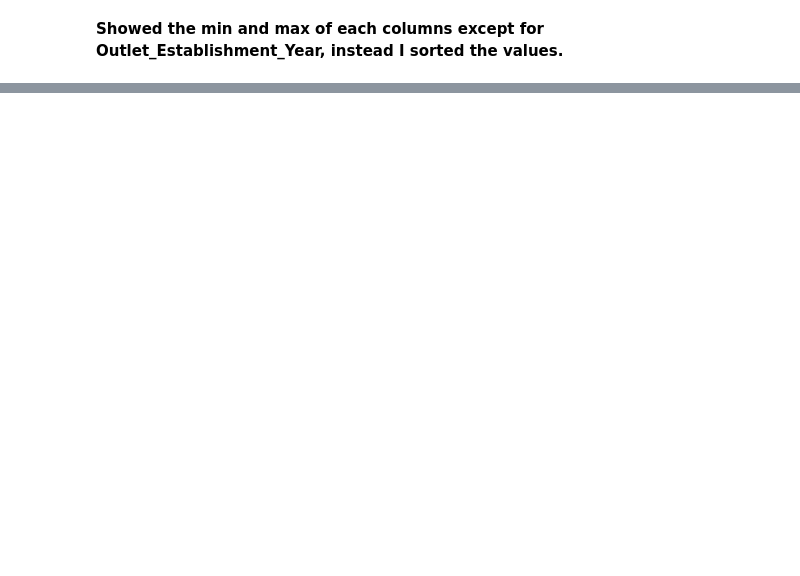
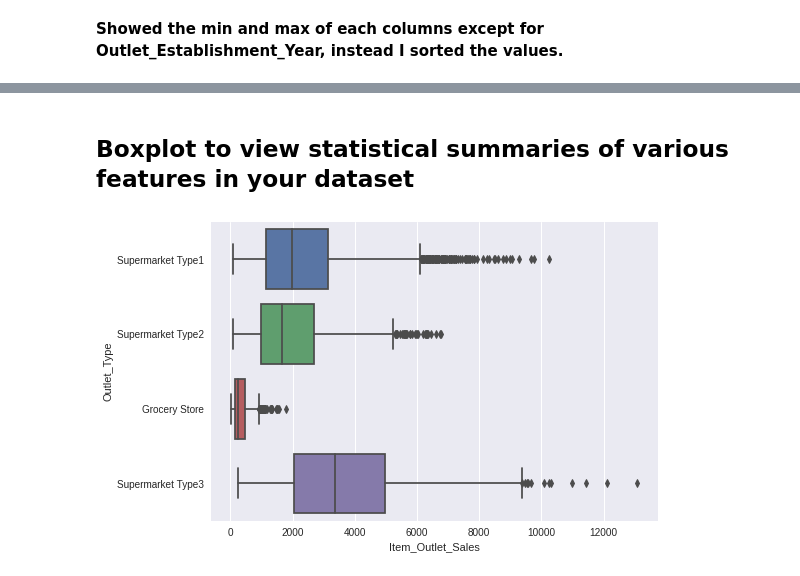
Before and after one commit to amltago/sales_prediction, a Jupyter notebook: Sales.ipynb, the cells around one changed output, grey strips where cells are left out. Cells and saved outputs as stored; diff of their text form; code cells hidden in the pictures; blank space fills up the shorter version.

```diff
--- a/Sales.ipynb
+++ b/Sales.ipynb
@@ -359,3 +475,17 @@ Name: Item_Type, dtype: int64
+# %%
+# Renaming Item Type
+
+df.loc[df['Item_Type'] == 'Fruits and Vegetables', 'Item_Type'] = 'F&V'
+df.loc[df['Item_Type'] == 'Snack Foods', 'Item_Type'] = 'SF'
+df.loc[df['Item_Type'] == 'Household', 'Item_Type'] = 'HH'
+df.loc[df['Item_Type'] == 'Frozen Foods', 'Item_Type'] = 'FF'
+df.loc[df['Item_Type'] == 'Baking Goods', 'Item_Type'] = 'BG'
+df.loc[df['Item_Type'] == 'Health and Hygiene', 'Item_Type'] = 'H&H'
+df.loc[df['Item_Type'] == 'Soft Drinks', 'Item_Type'] = 'SD'
+df.loc[df['Item_Type'] == 'Hard Drinks', 'Item_Type'] = 'HD'
+df.loc[df['Item_Type'] == 'Starchy Foods', 'Item_Type'] = 'SFoods'
+df.loc[df['Item_Type'] == 'Breakfast', 'Item_Type'] = 'Bfast'
+df.loc[df['Item_Type'] == 'Seafood', 'Item_Type'] = 'SFood'
 # %%
 # Checking for Item_Fat_Content column for value counts
 
@@ -444,0 +643,6 @@ Max 13086.9648
+# %%
+# Creating histogram for Outlet Type
+
+plt.style.use('seaborn')
+plt.figure(figsize=(8,5))
+plt.hist(OType, bins=4, alpha=0.7, edgecolor='black', label='Outlet Type');
@@ -444,0 +652,6 @@ Max 13086.9648
+# %%
+# Creating histogram for Sales
+
+plt.style.use('seaborn')
+plt.figure(figsize=(7,5))
+plt.hist(sales, bins=8, alpha=0.7, edgecolor='black', label='Sales');
@@ -444,0 +661,8 @@ Max 13086.9648
+# %% [markdown]
+## Boxplot to view statistical summaries of various features in your dataset
+# %%
+# Creating boxplot for Item Outlet Sales and the Type of Outlet
+
+sns.boxplot(x='Item_Outlet_Sales', y='Outlet_Type', data=df);
+# %% [output]
+[figure, added]
```
Also changed, not shown: parts of 36 cells of this notebook.
